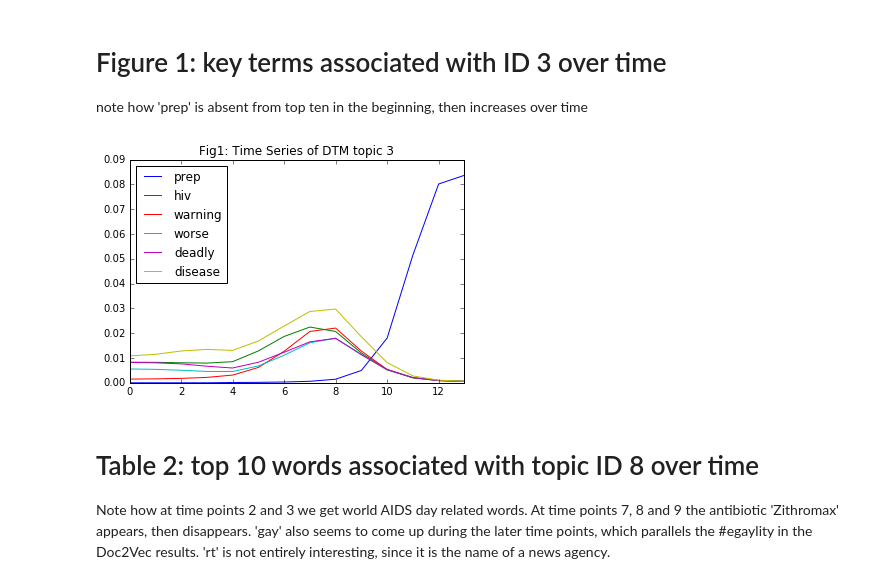
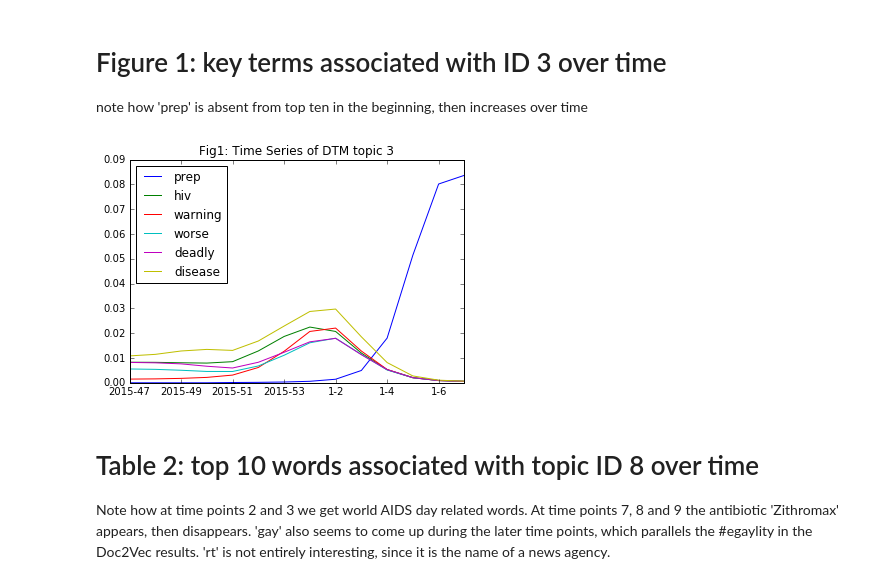
Before and after one commit to quinngroup/sm_w2v, a Jupyter notebook: notebooks/dtm_example.ipynb, the cells around one changed output. Cells and saved outputs as stored; diff of their text form; code cells hidden in the pictures.

```diff
--- a/notebooks/dtm_example.ipynb
+++ b/notebooks/dtm_example.ipynb
@@ -92,6 +92,23 @@ I'm proposing that in figures 1 and 2, we pick 2 topics from the Dynamic Topic M
 
 
 Topic ID's 8, 7 and 3 are all interesting
+# %%
+# This cell just gets the week nums (YYYY-WW)
+def weeknums():
+    # first  week is 2015-47
+    week = 47
+    year = 2015
+    weeknums = []
+    for i in range(len(model.time_slices)):
+        weeknums.append(str(year) + '-' + str(week))
+        week = week + 1
+
+        if week > 53:
+            year =+ 1
+            week = 1
+    return weeknums
+
+weeknums = weeknums()
 # %% [markdown]
 # Table 1: top 10 words associated with topic ID 3 over time
 
@@ -126,25 +143,25 @@ note how 'prep' is absent from top ten in the beginning, then increases over tim
 # %%
 data = []
 for t_index in range(len(model.time_slices)):
     words = model.show_topic(topicid=3, time=t_index, topn=1000)
 
     columns = ['prep', 'hiv', 'warning', 'worse', 'deadly', 'disease']
     row = []
     for col in columns:
         cell = [w[0] for w in words if w[1] == col]
         if not cell:
             cell = .000001
         else:
             cell = cell[0]
         row.append(cell)
     data.append(row)
 
-df = pd.DataFrame(data, columns=columns)
+df = pd.DataFrame(data, columns=columns, index=weeknums)
 ax = df.plot(title='Fig1: Time Series of DTM topic 3')
 fig = ax.get_figure()
 fig.savefig('Fig1: Time Series of DTM topic 3.pdf', format='pdf')
 # %% [output]
-[figure, old version]
+[figure, new version]
 # %% [markdown]
 # Table 2: top 10 words associated with topic ID 8 over time
 Note how at time points 2 and 3 we get world AIDS day related words. At time points 7, 8 and 9 the antibiotic 'Zithromax' appears, then disappears. 'gay' also seems to come up during the later time points, which parallels the #egaylity in the Doc2Vec results. 'rt' is not entirely interesting, since it is the name of a news agency.
```
Also changed, not shown: parts of 1 cell of this notebook, 7 other files.
